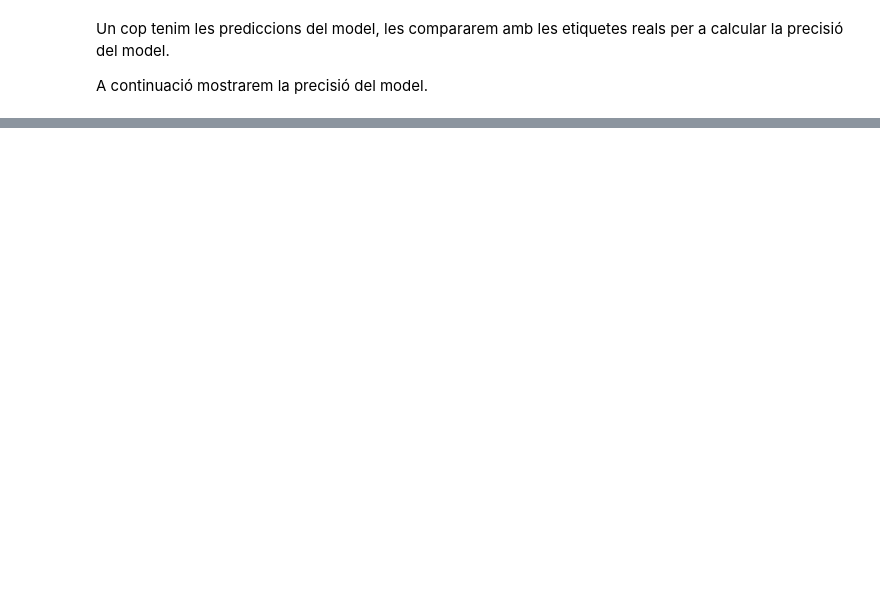
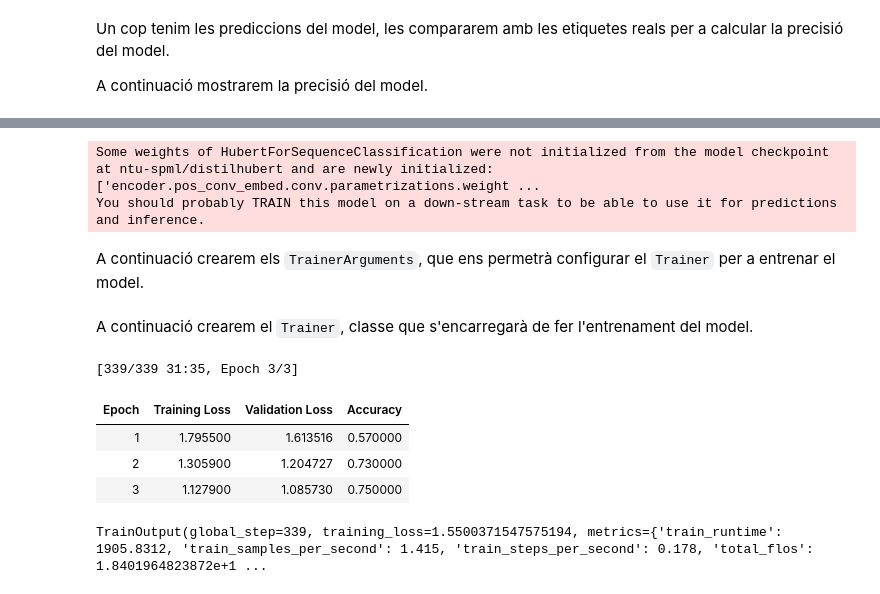
Before and after one commit to lawer/mia, a Jupyter notebook: apunts/7.-NLP/6.-classificador_generes_musicals.ipynb, the cells around one changed output, grey strips where cells are left out. Cells and saved outputs as stored; diff of their text form; code cells hidden in the pictures; blank space fills up the shorter version.

```diff
--- a/apunts/7.-NLP/6.-classificador_generes_musicals.ipynb
+++ b/apunts/7.-NLP/6.-classificador_generes_musicals.ipynb
@@ -69,8 +101,11 @@ Abans de començar a entrenar el model, testejarem el model sense entrenar per a
 Per a utilitzar el model farem servir la classe `pipeline` de la llibreria transformers.
 # %%
 from transformers import pipeline
+import torch
 
 classifier = pipeline(
-    "audio-classification", model="ntu-spml/distilhubert"
+    "audio-classification", model="ntu-spml/distilhubert",
+    batch_size=16,
+    device=torch.device('cuda')
 )
 # %% [output]
@@ -217,0 +178,9 @@ ValueError: Trainer: evaluation requires an eval_dataset.
+# %%
+gtzan_encoded = gtzan.map(
+    preprocess_function,
+    remove_columns=["audio", "file"],
+    batched=True,
+    batch_size=16,
+    num_proc=1,
+)
+gtzan_encoded
@@ -217,0 +218,11 @@ ValueError: Trainer: evaluation requires an eval_dataset.
+# %%
+from transformers import AutoModelForAudioClassification
+
+model = AutoModelForAudioClassification.from_pretrained(
+    model_id, num_labels=len(id2label)
+)
+# %% [output]
+Some weights of HubertForSequenceClassification were not initialized from the model checkpoint at ntu-spml/distilhubert and are newly initialized: ['encoder.pos_conv_embed.conv.parametrizations.weight ...
+You should probably TRAIN this model on a down-stream task to be able to use it for predictions and inference.
+# %% [markdown]
+A continuació crearem els `TrainerArguments`, que ens permetrà configurar el `Trainer` per a entrenar el model.
@@ -217,0 +252,33 @@ ValueError: Trainer: evaluation requires an eval_dataset.
+# %% [markdown]
+A continuació crearem el `Trainer`, classe que s'encarregarà de fer l'entrenament del model.
+# %%
+import evaluate
+import numpy as np
+
+metric = evaluate.load("accuracy")
+
+
+def compute_metrics(eval_pred):
+    """Computes accuracy on a batch of predictions"""
+    predictions = np.argmax(eval_pred.predictions, axis=1)
+    return metric.compute(predictions=predictions, references=eval_pred.label_ids)
+# %%
+from transformers import Trainer
+
+trainer = Trainer(
+    model,
+    training_args,
+    train_dataset=gtzan_encoded["train"],
+    eval_dataset=gtzan_encoded["test"],
+    tokenizer=feature_extractor,
+    compute_metrics=compute_metrics,
+)
+
+trainer.train()
+# %% [output]
+[339/339 31:35, Epoch 3/3]
+| Epoch | Training Loss | Validation Loss | Accuracy |
+| 1 | 1.795500 | 1.613516 | 0.570000 |
+| 2 | 1.305900 | 1.204727 | 0.730000 |
+| 3 | 1.127900 | 1.085730 | 0.750000 |
+TrainOutput(global_step=339, training_loss=1.5500371547575194, metrics={'train_runtime': 1905.8312, 'train_samples_per_second': 1.415, 'train_steps_per_second': 0.178, 'total_flos': 1.8401964823872e+1 ...
```
Also changed, not shown: parts of 45 cells of this notebook, 1 other file.
